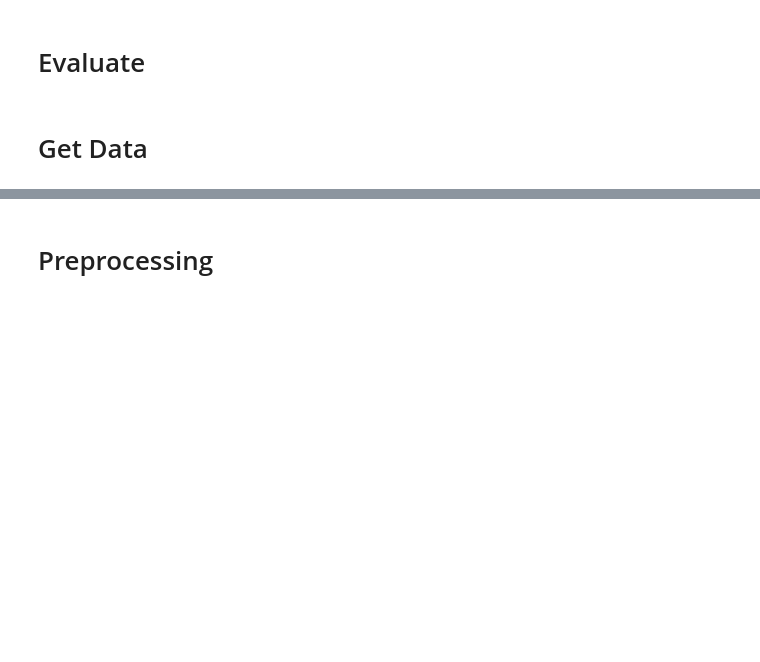
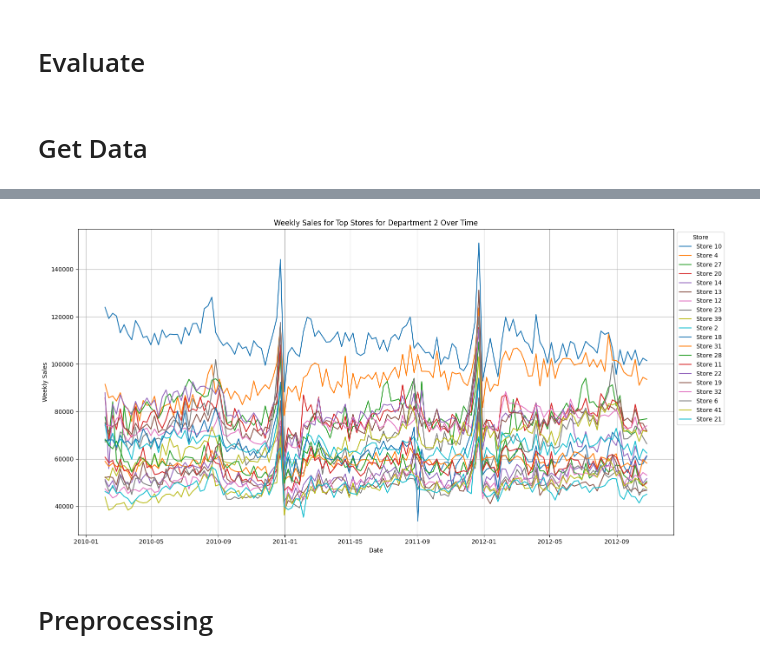
Before and after one commit to Cimbir/Store-Sales-Forecasting, a Jupyter notebook: model_n_beats.ipynb, the cells around one changed output, grey strips where cells are left out. Saved outputs shown, nothing was run; the diff lists cells and outputs as text; code cells hidden in the pictures; blank space fills up the shorter version.

```diff
--- a/model_n_beats.ipynb
+++ b/model_n_beats.ipynb
@@ -115,3 +218,40 @@ Unique departments: 81
+# %%
+# Choose a department ID
+dept_id = 2  # You can change this to the department you are interested in
+
+# Filter data for the selected department
+dept_df = df[df['Dept'] == dept_id].copy()
+
+# Group by Store and Date to get weekly sales for each store in the selected department
+weekly_sales_by_store_dept = dept_df.groupby(['Store', 'Date'])['Weekly_Sales'].sum().reset_index()
+
+# Pivot the data to have Stores as columns and Dates as index
+weekly_sales_pivot_store_dept = weekly_sales_by_store_dept.pivot(index='Date', columns='Store', values='Weekly_Sales').fillna(0)
+
+# Get the total sales for each store across all weeks for this department to find the top stores
+store_total_sales = weekly_sales_pivot_store_dept.sum().sort_values(ascending=False)
+
+# Select the top 20 stores for this department (or all stores if less than 20)
+top_stores_dept = store_total_sales.head(20).index
+
+# Filter the pivoted data to include only the top stores
+weekly_sales_pivot_store_dept_top_stores = weekly_sales_pivot_store_dept[top_stores_dept]
+
+# Plot the weekly sales for the top stores in the selected department
+plt.figure(figsize=(16, 8))
+
+for store in weekly_sales_pivot_store_dept_top_stores.columns:
+    plt.plot(weekly_sales_pivot_store_dept_top_stores.index, weekly_sales_pivot_store_dept_top_stores[store], label=f'Store {store}')
+
+plt.title(f'Weekly Sales for Top Stores for Department {dept_id} Over Time')
+plt.xlabel('Date')
+plt.ylabel('Weekly Sales')
+plt.legend(title='Store', loc='upper left', bbox_to_anchor=(1, 1))
+plt.grid(True)
+plt.tight_layout()
+plt.show()
+# %% [output]
+[figure, added]
 # %% [markdown]
 # Preprocessing
 # %%
```
Also changed, not shown: parts of 67 cells of this notebook.
